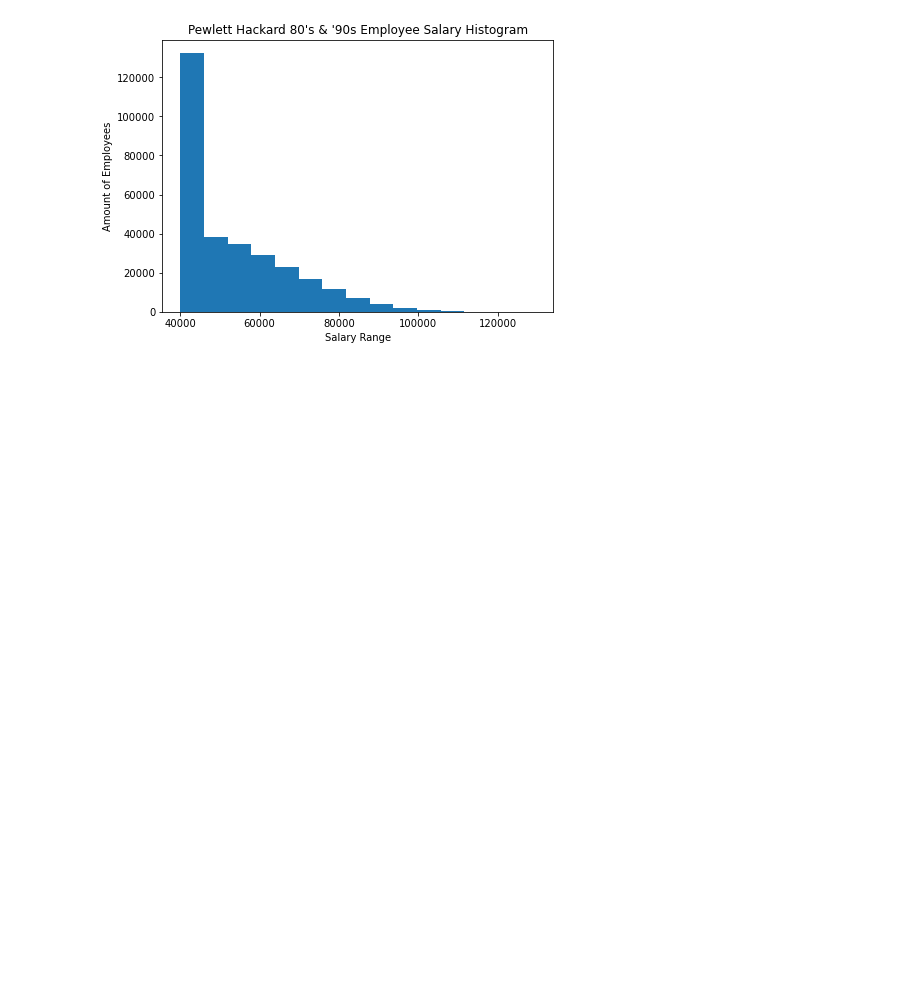
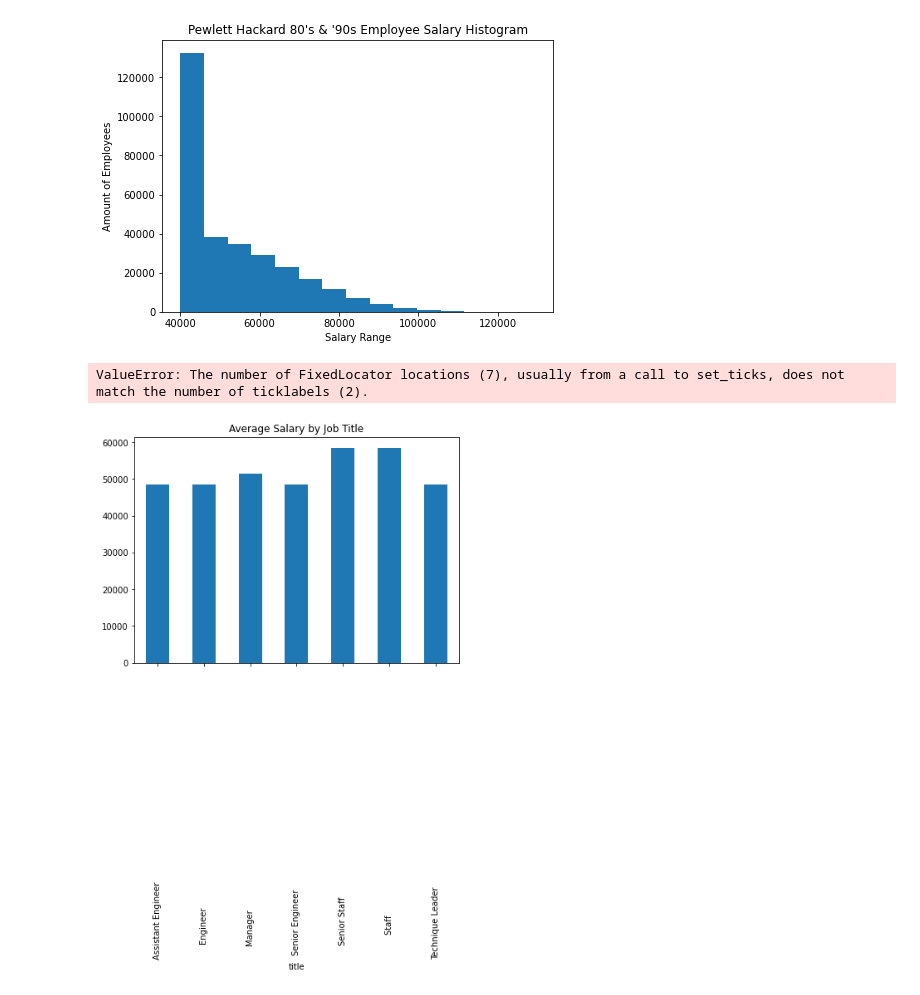
Before and after one commit to greaterpablo/sql-challenge, a Jupyter notebook: graphs.ipynb, the cells around one changed output. Saved outputs shown, nothing was run; the diff lists cells and outputs as text; code cells hidden in the pictures; blank space fills up the shorter version.

```diff
--- a/graphs.ipynb
+++ b/graphs.ipynb
@@ -47,3 +47,11 @@ for i in range(0, len(salaries)):
     salaries[i] = int(salaries[i])
 
 df = pd.DataFrame({'ids' : ids, 'title' : title, 'salaries' : salaries})
+# %%
+ax = df.groupby("title")["salaries"].mean().plot(kind= 'bar', figsize= (7,5),
+                                                 title= "Average Salary by Job Title")
+ax.set_xticklabels(titles, rotation=90)
+plt.show()
+# %% [output]
+ValueError: The number of FixedLocator locations (7), usually from a call to set_ticks, does not match the number of ticklabels (2).
+[figure, added]
```
Also changed, not shown: 1 other file.
